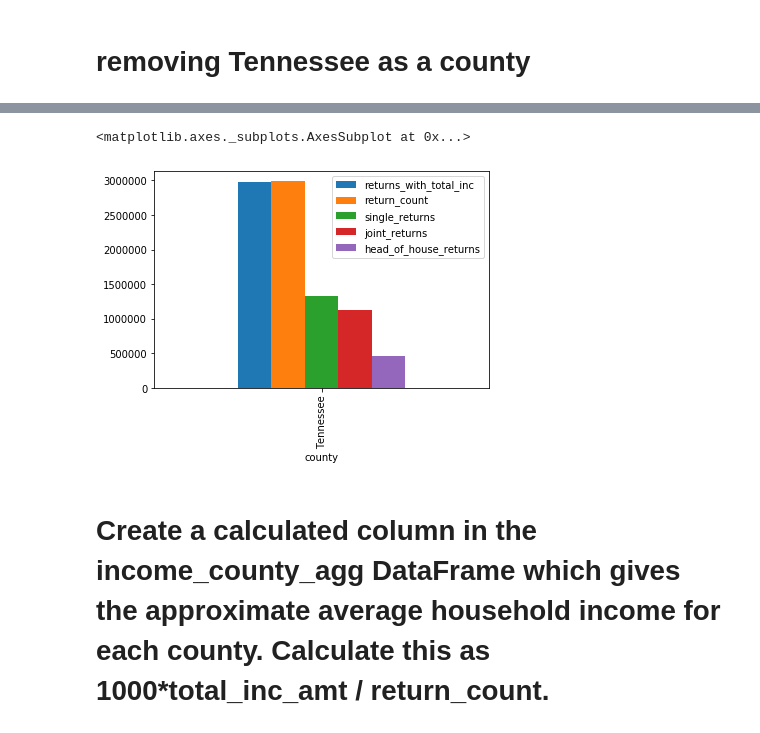
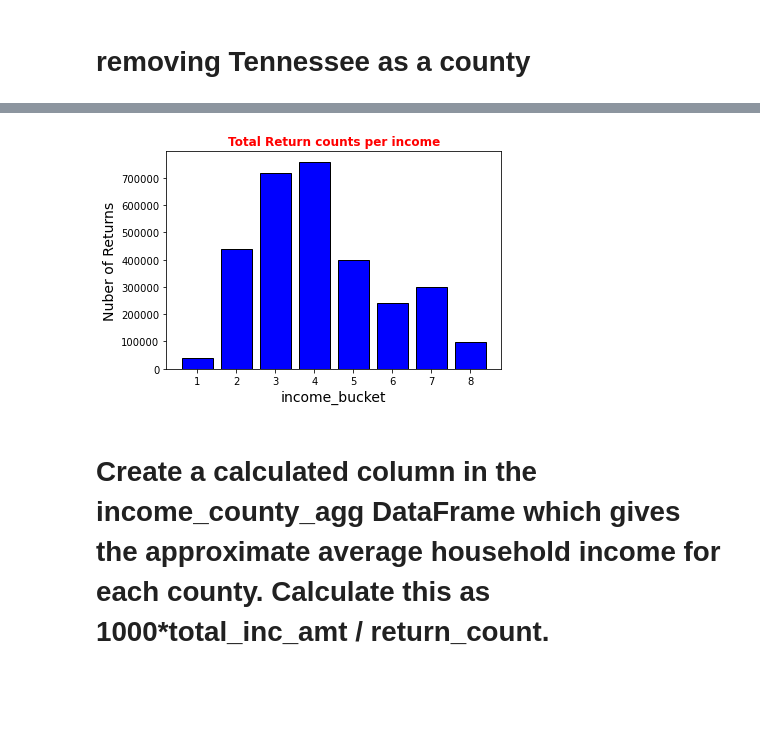
Before and after one commit to vngwa/data-science-essentials-3, a Jupyter notebook: notebooks/Week_1.ipynb, the cells around one changed output, grey strips where cells are left out. Drawn from its saved outputs; the diff is of its cells as text; code cells hidden in the pictures; blank space fills up the shorter version.

```diff
--- a/notebooks/Week_1.ipynb
+++ b/notebooks/Week_1.ipynb
@@ -412,6 +435,3 @@ TN_INCOME
 768 rows × 148 columns
 # %% [markdown]
 # removing Tennessee as a county
-# %%
-TN_INCOME_df = TN_INCOME[TN_INCOME['county'] == "Tennessee"]
-TN_INCOME_df
@@ -438,9 +439,11 @@ df
 import matplotlib.pyplot as plt
 import seaborn as sns
 %matplotlib inline
-# %%
-df_getitem=df[['returns_with_total_inc','return_count', 'single_returns', 'joint_returns', 'head_of_house_returns']]
-df_getitem.plot.bar()
-# %% [output]
-<matplotlib.axes._subplots.AxesSubplot at 0x...>
-[figure, removed]
+# %%
+TN_INCOME_df_total = TN_INCOME_df.loc[TN_INCOME_df['county'] == 'Tennessee']
+plt.bar('income_bucket', 'return_count', data = TN_INCOME_df_total, color = 'blue', edgecolor = 'black')
+plt.xlabel('income_bucket', fontsize = 14)
+plt.ylabel('Nuber of Returns', fontsize = 14)
+plt.title('Total Return counts per income', color = 'red', fontweight = 'bold');
+# %% [output]
+[figure, added]
```
Also changed, not shown: parts of 28 cells of this notebook.
